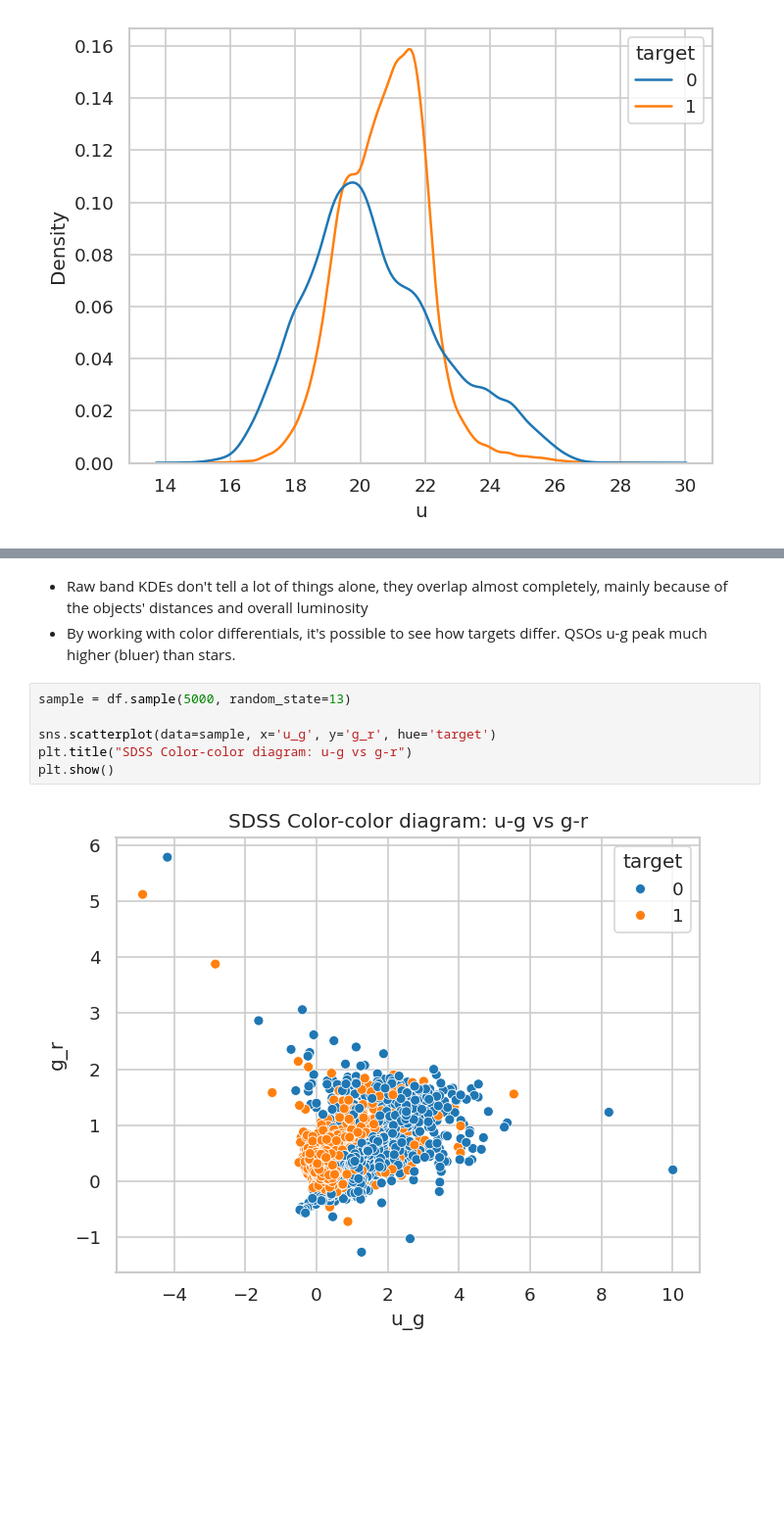
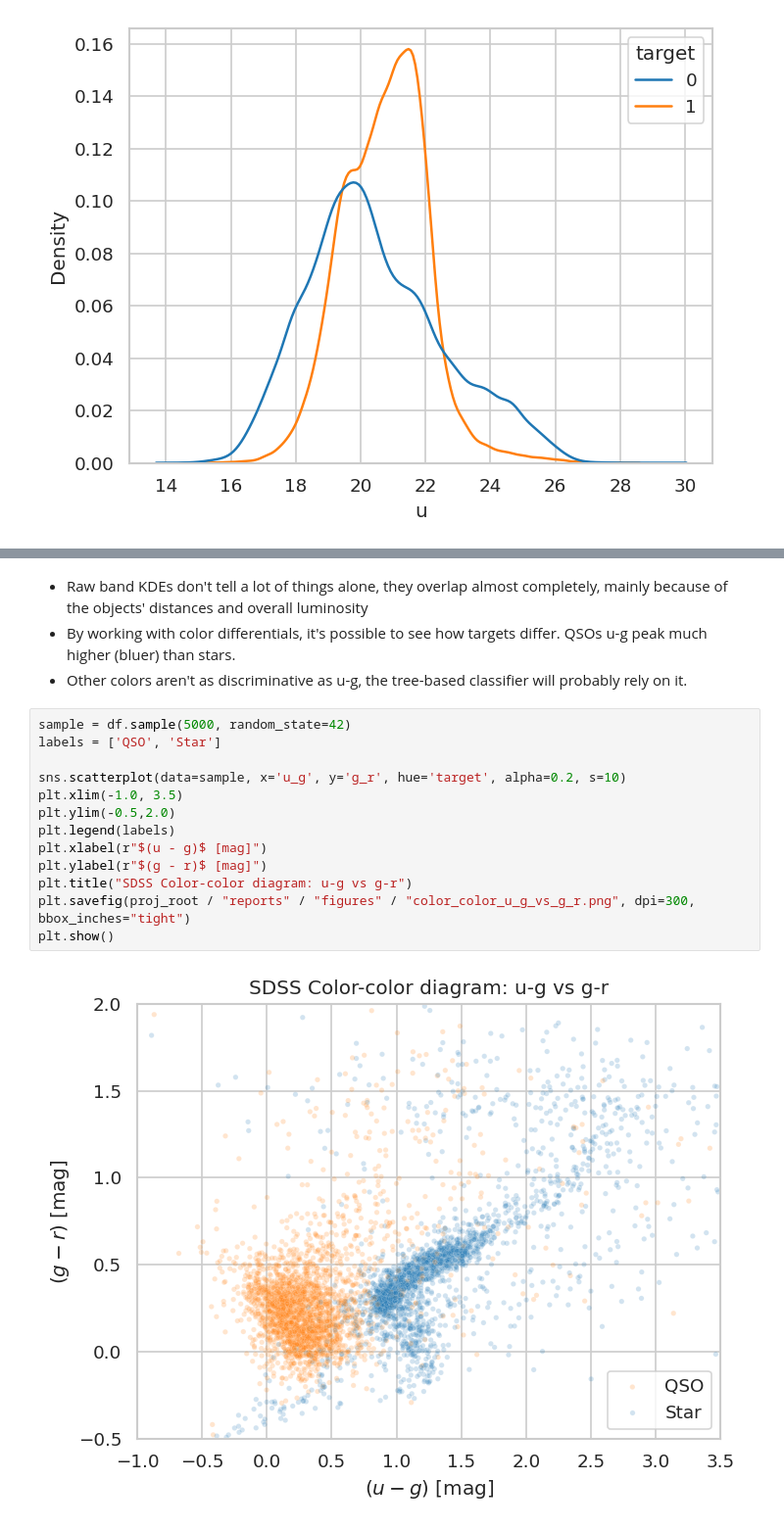
Before and after one commit to sunspritejsp/sdss-quasar-classification, a Jupyter notebook: notebooks/03_eda_visualizations.ipynb, the cells around one changed output, grey strips where cells are left out. Shown at 98% size. Cells and saved outputs as stored; diff of their text form; blank space fills up the shorter version.

Commit message:
feat(eda): complete color distributions, color-color diagram and correlation analysis (closes #4)

```diff
--- a/notebooks/03_eda_visualizations.ipynb
+++ b/notebooks/03_eda_visualizations.ipynb
@@ -77,11 +77,19 @@ plt.show()
 # %% [markdown]
 - Raw band KDEs don't tell a lot of things alone, they overlap almost completely, mainly because of the objects' distances and overall luminosity
 - By working with color differentials, it's possible to see how targets differ. QSOs u-g peak much higher (bluer) than stars.
+- Other colors aren't as discriminative as u-g, the tree-based classifier will probably rely on it.
 # %%
-sample = df.sample(5000, random_state=13)
+sample = df.sample(5000, random_state=42)
+labels = ['QSO', 'Star']
 
-sns.scatterplot(data=sample, x='u_g', y='g_r', hue='target')
+sns.scatterplot(data=sample, x='u_g', y='g_r', hue='target', alpha=0.2, s=10)
+plt.xlim(-1.0, 3.5)
+plt.ylim(-0.5,2.0)
+plt.legend(labels)
+plt.xlabel(r"$(u - g)$ [mag]")
+plt.ylabel(r"$(g - r)$ [mag]")
 plt.title("SDSS Color-color diagram: u-g vs g-r")
+plt.savefig(proj_root / "reports" / "figures" / "color_color_u_g_vs_g_r.png", dpi=300, bbox_inches="tight")
 plt.show()
 # %% [output]
-[figure, old version]
+[figure, new version]
```
Also changed, not shown: parts of 5 cells of this notebook.
